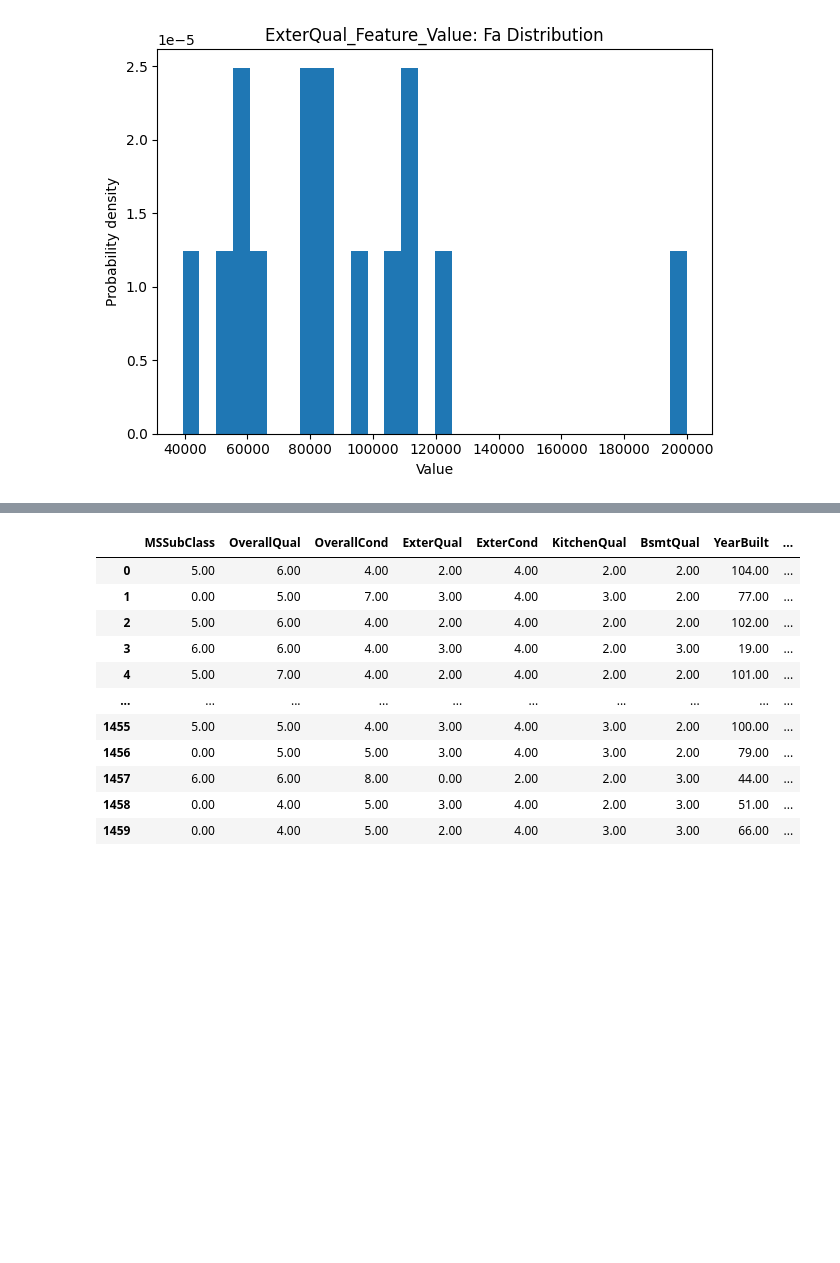
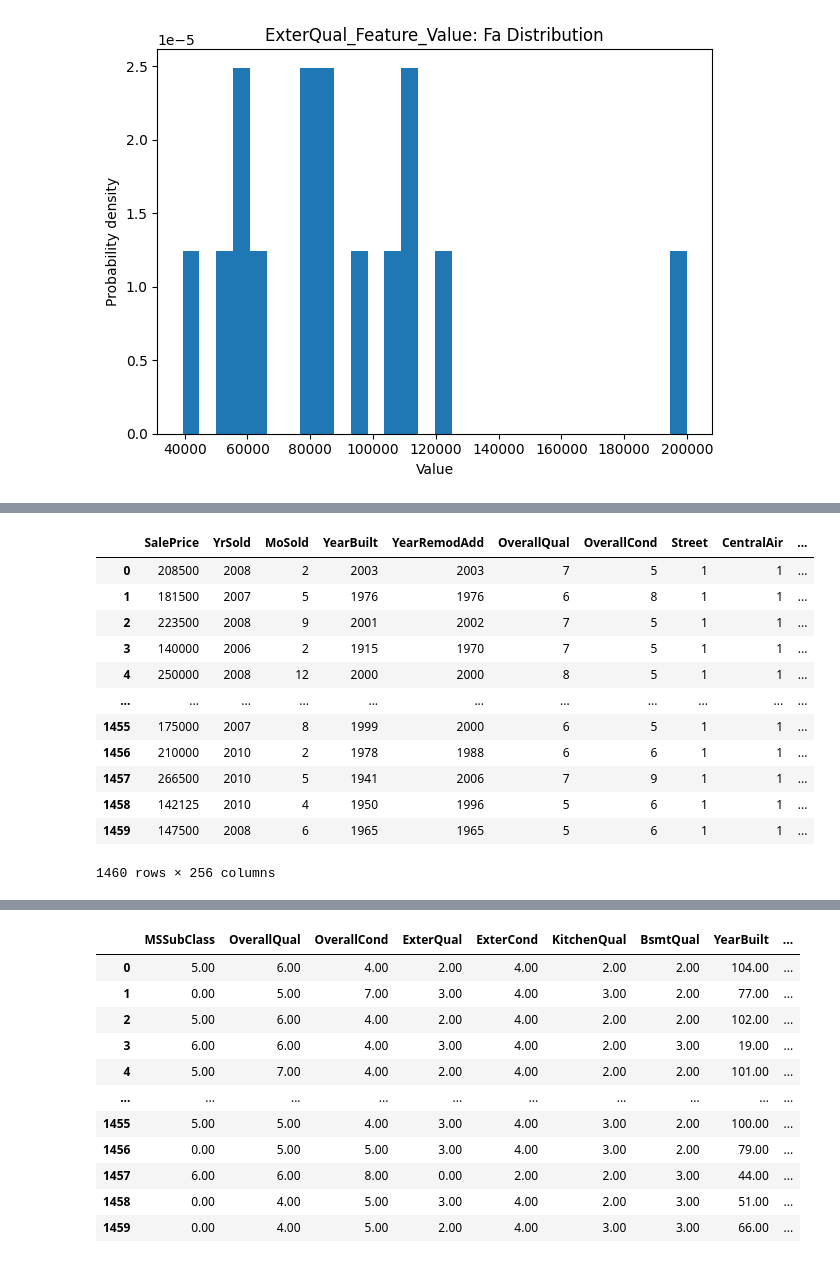
Before and after one commit to Ren1990/house_price_reg_model, a Jupyter notebook: house_price.ipynb, the cells around one changed output, grey strips where cells are left out. Saved outputs shown, nothing was run; the diff lists cells and outputs as text; code cells hidden in the pictures; blank space fills up the shorter version.

```diff
--- a/house_price.ipynb
+++ b/house_price.ipynb
@@ -710,5 +600,5 @@ for i in ord_feat:
 # %%
-def cat_to_rating_conversion(df):
+def df_conversion(df):
     tr=df.copy()
     conversion1_feat=['ExterQual',
                  'ExterCond',
@@ -749,7 +639,7 @@ def cat_to_rating_conversion(df):
         )
 
     conversion3_feat=['BsmtFinType1',
-                  'BsmtFinType2'
+                  'BsmtFinType2',
                   ]
     tr3=tr[conversion3_feat]
     for i in tr3.columns:
@@ -777,4 +667,18 @@ def cat_to_rating_conversion(df):
                 'GdPrv':4,
             }
         )
-    return pd.concat([tr1,tr2,tr3,tr4],axis=1)
+
+    conversion5_feat=['LotFrontage',
+                      'GarageYrBlt',
+                      'MasVnrArea',
+                      #'Electrical'
+                      ]
+    tr5=tr[conversion5_feat]
+    for i in tr5.columns:
+        tr5=tr5.replace(
+            {
+                np.nan:0,
+            }
+        )
+
+    return pd.concat([tr1,tr2,tr3,tr4,tr5],axis=1)
@@ -938,0 +776,2 @@ reg_predictions
+# %%
+pro_df=data_transform(df)
@@ -938,0 +788,16 @@ reg_predictions
+# %%
+pro_df
+# %% [output]
+|  | SalePrice | YrSold | MoSold | YearBuilt | YearRemodAdd | OverallQual | OverallCond | Street | CentralAir | ... |
+| 0 | 208500 | 2008 | 2 | 2003 | 2003 | 7 | 5 | 1 | 1 | ... |
+| 1 | 181500 | 2007 | 5 | 1976 | 1976 | 6 | 8 | 1 | 1 | ... |
+| 2 | 223500 | 2008 | 9 | 2001 | 2002 | 7 | 5 | 1 | 1 | ... |
+| 3 | 140000 | 2006 | 2 | 1915 | 1970 | 7 | 5 | 1 | 1 | ... |
+| 4 | 250000 | 2008 | 12 | 2000 | 2000 | 8 | 5 | 1 | 1 | ... |
+| ... | ... | ... | ... | ... | ... | ... | ... | ... | ... | ... |
+| 1455 | 175000 | 2007 | 8 | 1999 | 2000 | 6 | 5 | 1 | 1 | ... |
+| 1456 | 210000 | 2010 | 2 | 1978 | 1988 | 6 | 6 | 1 | 1 | ... |
+| 1457 | 266500 | 2010 | 5 | 1941 | 2006 | 7 | 9 | 1 | 1 | ... |
+| 1458 | 142125 | 2010 | 4 | 1950 | 1996 | 5 | 6 | 1 | 1 | ... |
+| 1459 | 147500 | 2008 | 6 | 1965 | 1965 | 5 | 6 | 1 | 1 | ... |
+1460 rows × 256 columns
```
Also changed, not shown: parts of 68 cells of this notebook.
